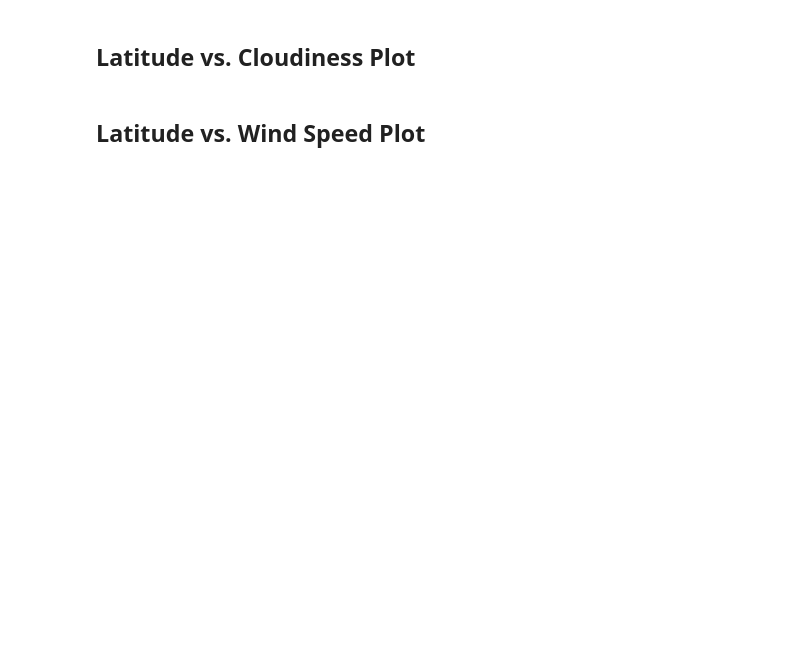
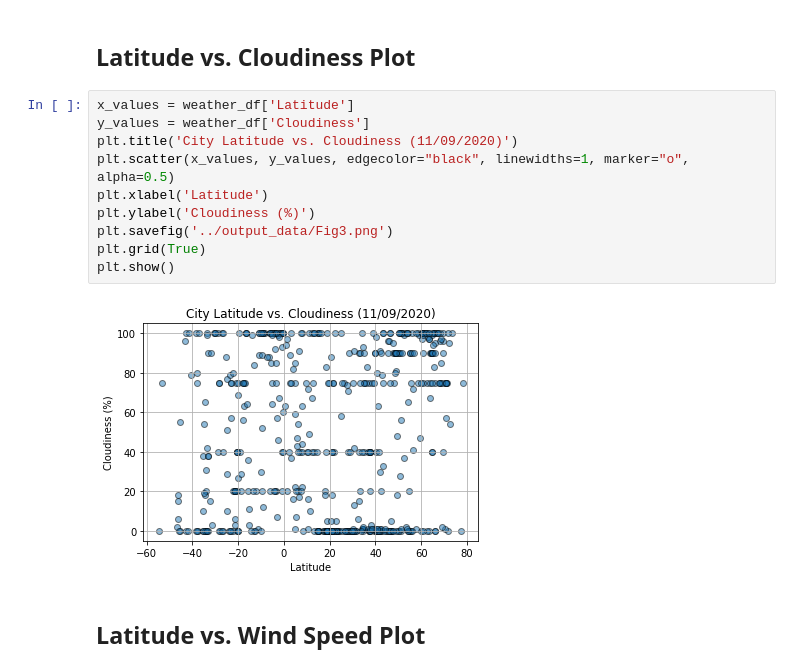
Before and after one commit to James-Ashley/python-api-challenge, a Jupyter notebook: WeatherPy/WeatherPy.ipynb, the cells around one changed output. Cells and saved outputs as stored; diff of their text form; blank space fills up the shorter version.

```diff
--- a/WeatherPy/WeatherPy.ipynb
+++ b/WeatherPy/WeatherPy.ipynb
@@ -185,4 +186,16 @@ plt.show()
 # %% [markdown]
 ## Latitude vs. Cloudiness Plot
+# %%
+x_values = weather_df['Latitude']
+y_values = weather_df['Cloudiness']
+plt.title('City Latitude vs. Cloudiness (11/09/2020)')
+plt.scatter(x_values, y_values, edgecolor="black", linewidths=1, marker="o", alpha=0.5)
+plt.xlabel('Latitude')
+plt.ylabel('Cloudiness (%)')
+plt.savefig('../output_data/Fig3.png')
+plt.grid(True)
+plt.show()
+# %% [output]
+[figure, added]
 # %% [markdown]
 ## Latitude vs. Wind Speed Plot
```
Also changed, not shown: parts of 11 cells of this notebook, 1 other file.
